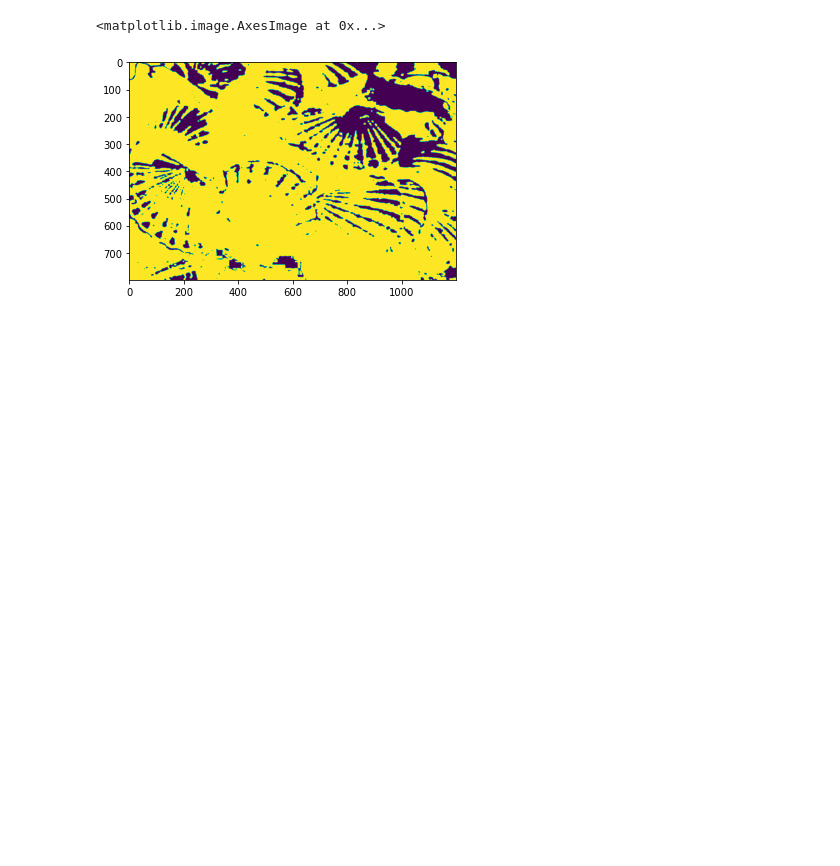
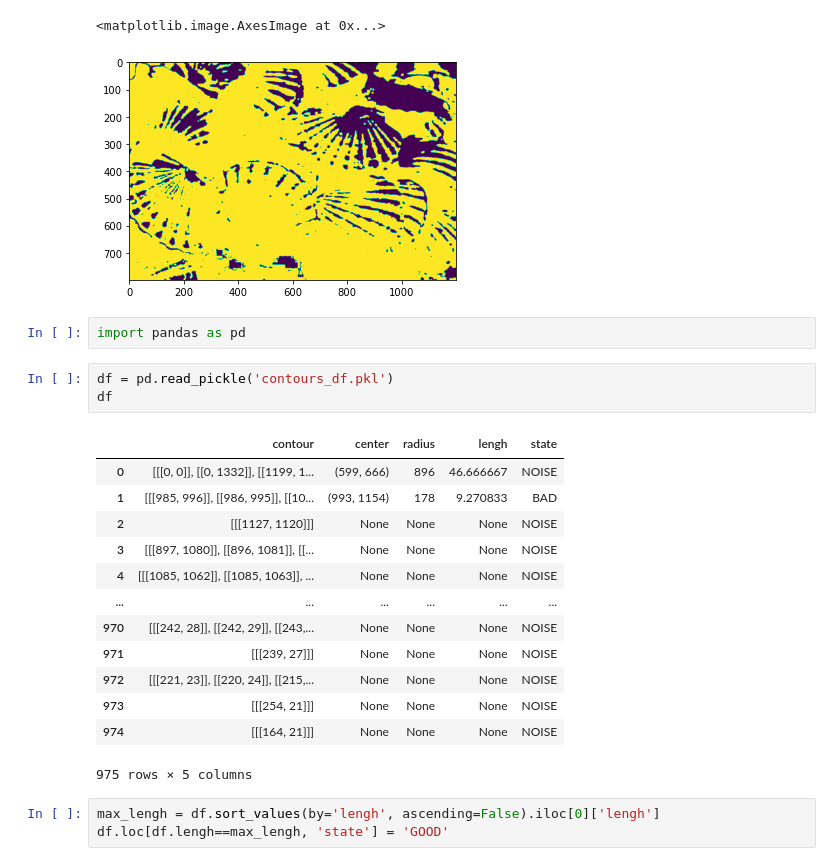
Before and after one commit to Aaimek/pyscallop, a Jupyter notebook: nb.ipynb, the cells around one changed output. Saved outputs shown, nothing was run; the diff lists cells and outputs as text; blank space fills up the shorter version.

```diff
--- a/nb.ipynb
+++ b/nb.ipynb
@@ -36,3 +36,25 @@ plt.imshow(mask)
 # %% [output]
 <matplotlib.image.AxesImage at 0x...>
 [figure]
+# %%
+import pandas as pd
+# %%
+df = pd.read_pickle('contours_df.pkl')
+df
+# %% [output]
+|  | contour | center | radius | lengh | state |
+| 0 | [[[0, 0]], [[0, 1332]], [[1199, 1... | (599, 666) | 896 | 46.666667 | NOISE |
+| 1 | [[[985, 996]], [[986, 995]], [[10... | (993, 1154) | 178 | 9.270833 | BAD |
+| 2 | [[[1127, 1120]]] | None | None | None | NOISE |
+| 3 | [[[897, 1080]], [[896, 1081]], [[... | None | None | None | NOISE |
+| 4 | [[[1085, 1062]], [[1085, 1063]], ... | None | None | None | NOISE |
+| ... | ... | ... | ... | ... | ... |
+| 970 | [[[242, 28]], [[242, 29]], [[243,... | None | None | None | NOISE |
+| 971 | [[[239, 27]]] | None | None | None | NOISE |
+| 972 | [[[221, 23]], [[220, 24]], [[215,... | None | None | None | NOISE |
+| 973 | [[[254, 21]]] | None | None | None | NOISE |
+| 974 | [[[164, 21]]] | None | None | None | NOISE |
+975 rows × 5 columns
+# %%
+max_lengh = df.sort_values(by='lengh', ascending=False).iloc[0]['lengh']
+df.loc[df.lengh==max_lengh, 'state'] = 'GOOD'
```
Also changed, not shown: parts of 2 cells of this notebook, 8 other files.
